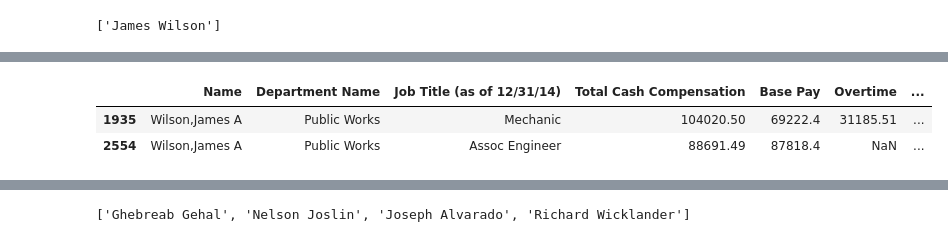
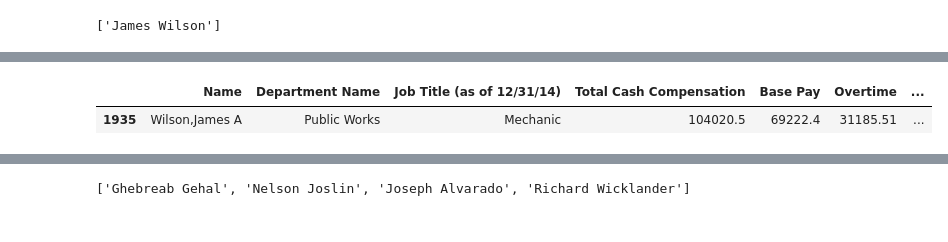
Before and after one commit to andrewgstark/DSI-SF-4-andrewgstark, a Jupyter notebook: capstone/Finding_Pension_Spikers_Through_Data_Science.ipynb, the cells around one changed output, grey strips where cells are left out. Cells and saved outputs as stored; diff of their text form; code cells hidden in the pictures.

```diff
--- a/capstone/Finding_Pension_Spikers_Through_Data_Science.ipynb
+++ b/capstone/Finding_Pension_Spikers_Through_Data_Science.ipynb
@@ -258,6 +288,6 @@ df_15[df_15["retiree_name"] == "James Wilson"]
 # %%
+df_14.drop([2554], inplace=True)
 df_14[df_14["retiree_name"] == "James Wilson"]
 # %% [output]
 |  | Name | Department Name | Job Title (as of 12/31/14) | Total Cash Compensation | Base Pay | Overtime | ... |
-| 1935 | Wilson,James A | Public Works | Mechanic | 104020.50 | 69222.4 | 31185.51 | ... |
-| 2554 | Wilson,James A | Public Works | Assoc Engineer | 88691.49 | 87818.4 | NaN | ... |
+| 1935 | Wilson,James A | Public Works | Mechanic | 104020.5 | 69222.4 | 31185.51 | ... |
```
Also changed, not shown: parts of 56 cells of this notebook, 1 other file.
